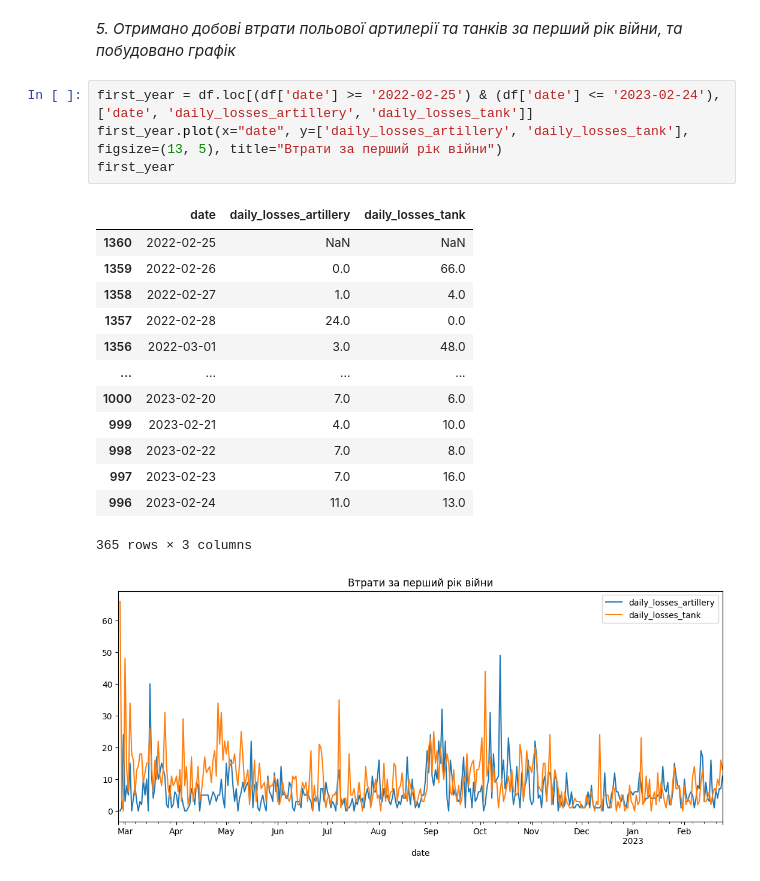
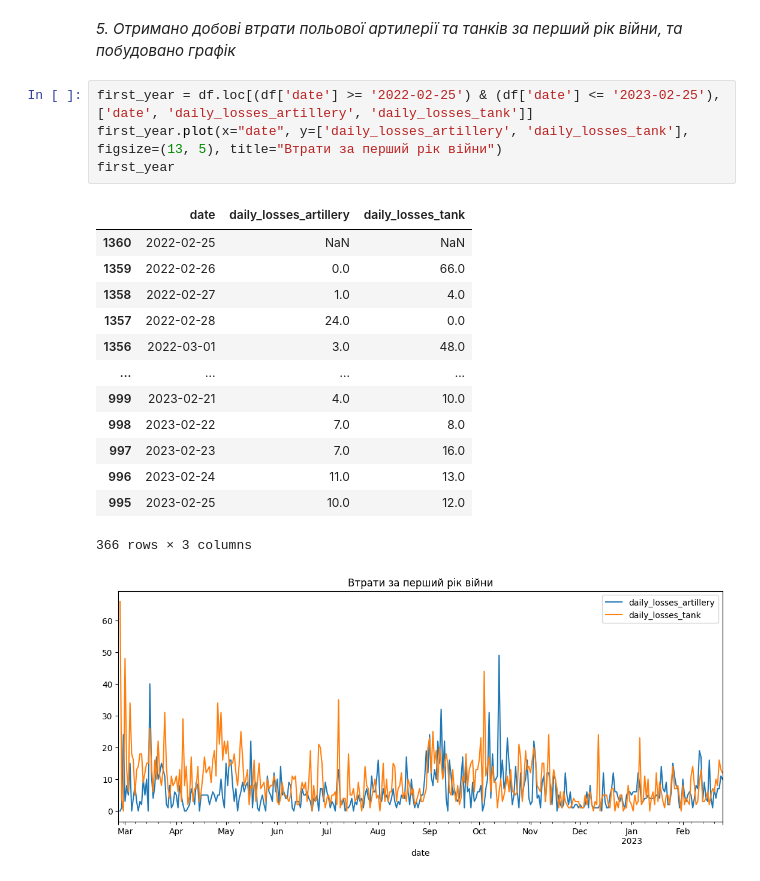
Before and after one commit to KsuTmkhva/jupytertasks, a Jupyter notebook: lab7.ipynb, the cells around one changed output. Saved outputs shown, nothing was run; the diff lists cells and outputs as text.

```diff
--- a/lab7.ipynb
+++ b/lab7.ipynb
@@ -111,21 +111,21 @@ df[['date', 'daily_losses_tank']]
 # %% [markdown]
 *5. Отримано добові втрати польової артилерії та танків за перший рік війни, та побудовано графік*
 # %%
-first_year = df.loc[(df['date'] >= '2022-02-25') & (df['date'] <= '2023-02-24'), ['date', 'daily_losses_artillery', 'daily_losses_tank']]
+first_year = df.loc[(df['date'] >= '2022-02-25') & (df['date'] <= '2023-02-25'), ['date', 'daily_losses_artillery', 'daily_losses_tank']]
 first_year.plot(x="date", y=['daily_losses_artillery', 'daily_losses_tank'], figsize=(13, 5), title="Втрати за перший рік війни")
 first_year
 # %% [output]
 |  | date | daily_losses_artillery | daily_losses_tank |
 | 1360 | 2022-02-25 | NaN | NaN |
 | 1359 | 2022-02-26 | 0.0 | 66.0 |
 | 1358 | 2022-02-27 | 1.0 | 4.0 |
 | 1357 | 2022-02-28 | 24.0 | 0.0 |
 | 1356 | 2022-03-01 | 3.0 | 48.0 |
 | ... | ... | ... | ... |
-| 1000 | 2023-02-20 | 7.0 | 6.0 |
 | 999 | 2023-02-21 | 4.0 | 10.0 |
 | 998 | 2023-02-22 | 7.0 | 8.0 |
 | 997 | 2023-02-23 | 7.0 | 16.0 |
 | 996 | 2023-02-24 | 11.0 | 13.0 |
+| 995 | 2023-02-25 | 10.0 | 12.0 |
-365 rows × 3 columns
+366 rows × 3 columns
 [figure]
```
Also changed, not shown: parts of 1 cell of this notebook.
